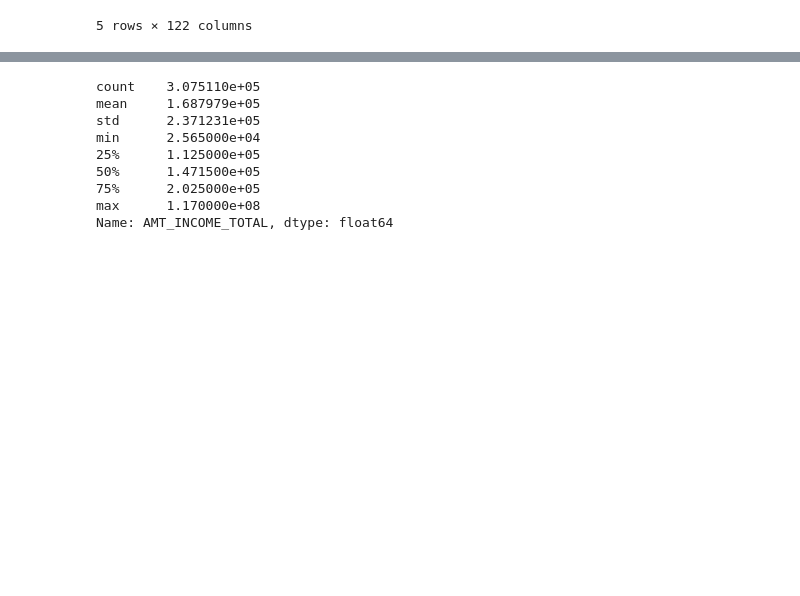
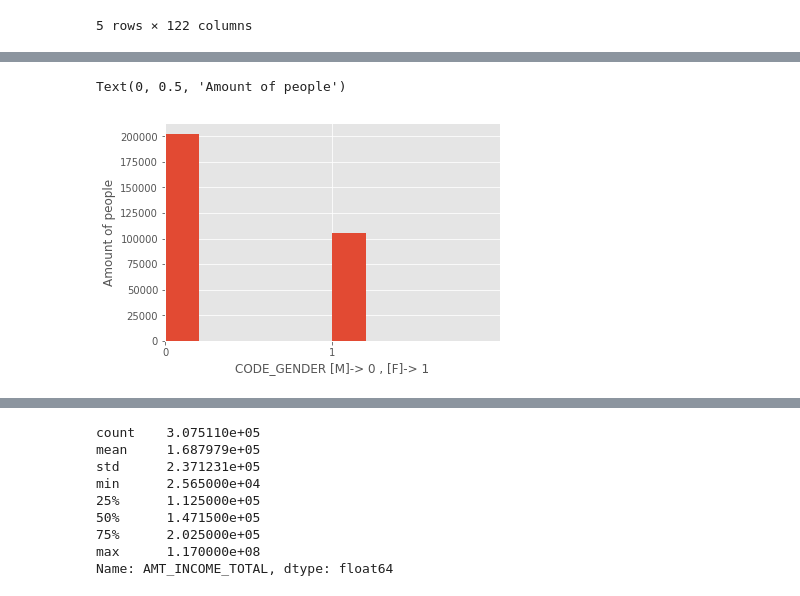
Before and after one commit to caseykcchang/2nd-ML100Days, a Jupyter notebook: homework/D5/Day_005_HW.ipynb, the cells around one changed output, grey strips where cells are left out. Cells and saved outputs as stored; diff of their text form; code cells hidden in the pictures; blank space fills up the shorter version.

```diff
--- a/homework/D5/Day_005_HW.ipynb
+++ b/homework/D5/Day_005_HW.ipynb
@@ -46,3 +46,17 @@ Text(0, 0.5, 'Amount of people')
+# %%
+gender_train  = app_train['CODE_GENDER'].values
+from sklearn.preprocessing import LabelEncoder
+le = LabelEncoder()
+le.fit(gender_train)
+gender_train = le.transform(gender_train)
+plt.hist(gender_train)
+plt.xlim((0, 2))
+plt.xticks(np.arange(0, 2, 1))
+plt.xlabel('CODE_GENDER [M]-> 0 , [F]-> 1')
+plt.ylabel('Amount of people')
+# %% [output]
+Text(0, 0.5, 'Amount of people')
+[figure, added]
 # %%
 index = app_train['AMT_CREDIT'][0:100].index.tolist()
 val = app_train['AMT_CREDIT'][0:100]
```
Also changed, not shown: parts of 4 cells of this notebook.
